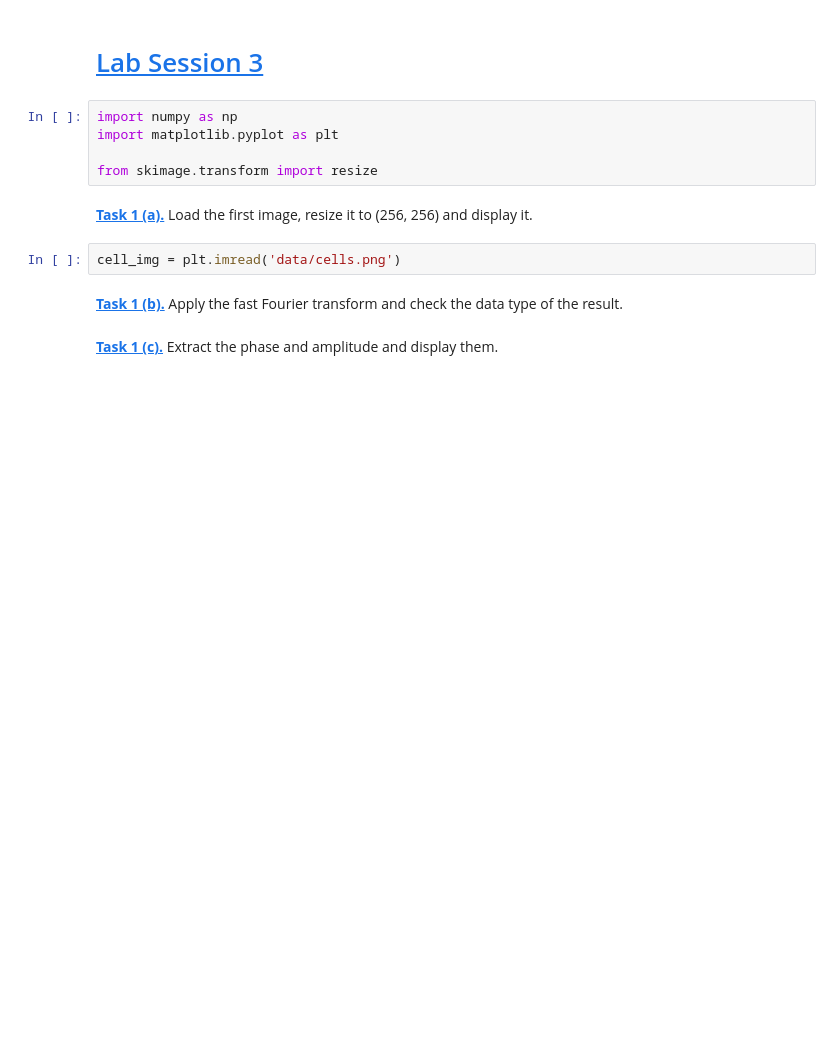
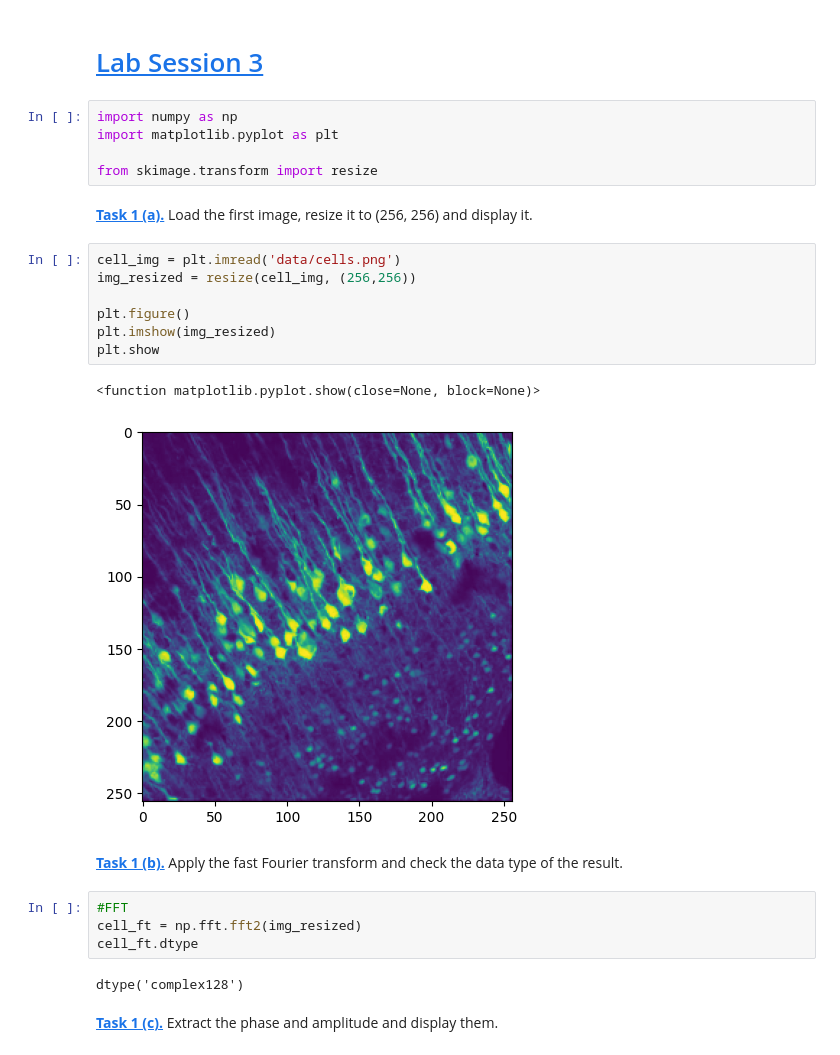
Before and after one commit to ronjahornschuh/mobi-fs5-python, a Jupyter notebook: fourier.ipynb, the cells around one changed output. Drawn from its saved outputs; the diff is of its cells as text; blank space fills up the shorter version.

```diff
--- a/fourier.ipynb
+++ b/fourier.ipynb
@@ -9,8 +9,22 @@ from skimage.transform import resize
 **[Task 1 (a).]()** Load the first image, resize it to (256, 256) and display it.
 # %%
 cell_img = plt.imread('data/cells.png')
+img_resized = resize(cell_img, (256,256))
+
+plt.figure()
+plt.imshow(img_resized)
+plt.show
+# %% [output]
+<function matplotlib.pyplot.show(close=None, block=None)>
+[figure, added]
 # %% [markdown]
 **[Task 1 (b).]()** Apply the fast Fourier transform and check the data type of the result.
+# %%
+#FFT
+cell_ft = np.fft.fft2(img_resized)
+cell_ft.dtype
+# %% [output]
+dtype('complex128')
 # %% [markdown]
 **[Task 1 (c).]()** Extract the phase and amplitude and display them.
 # %%
```
Also changed, not shown: parts of 15 cells of this notebook.
